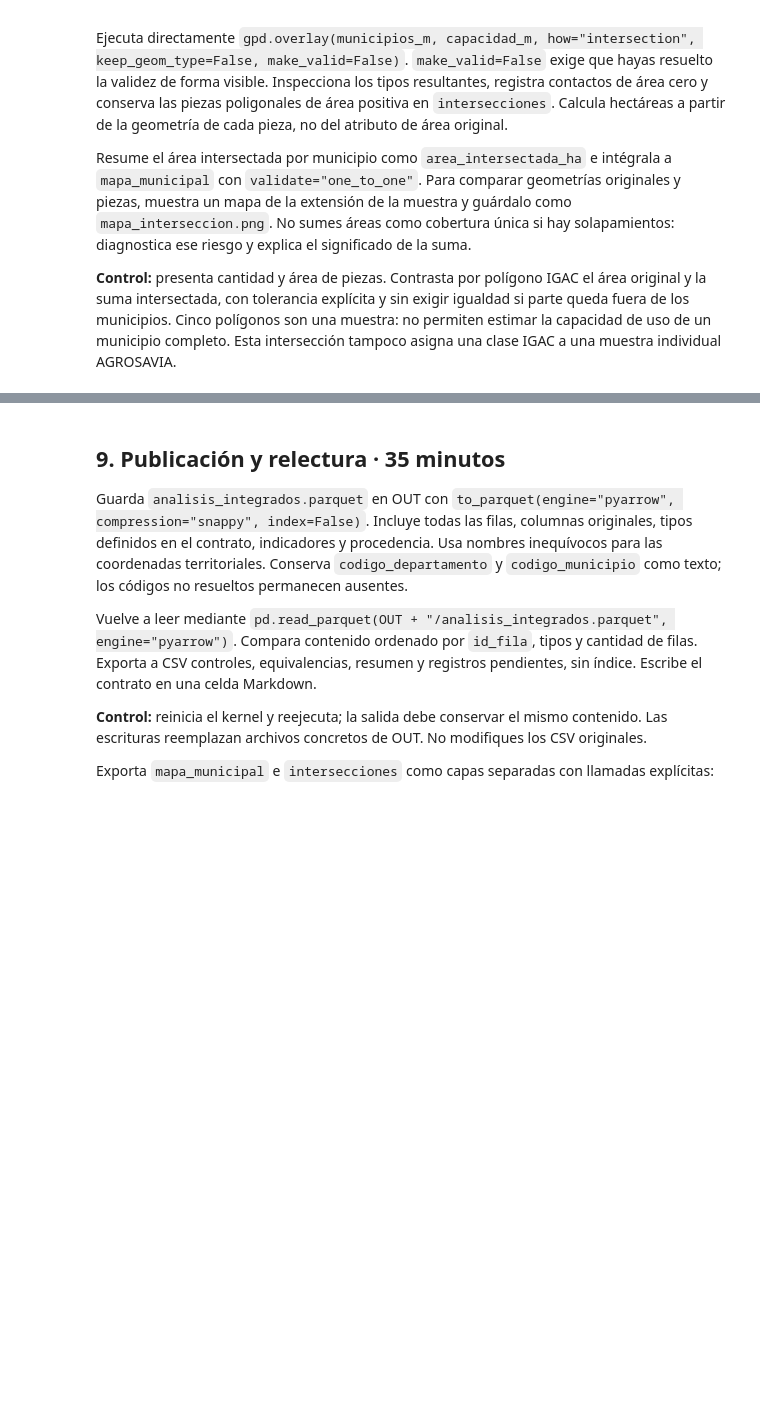
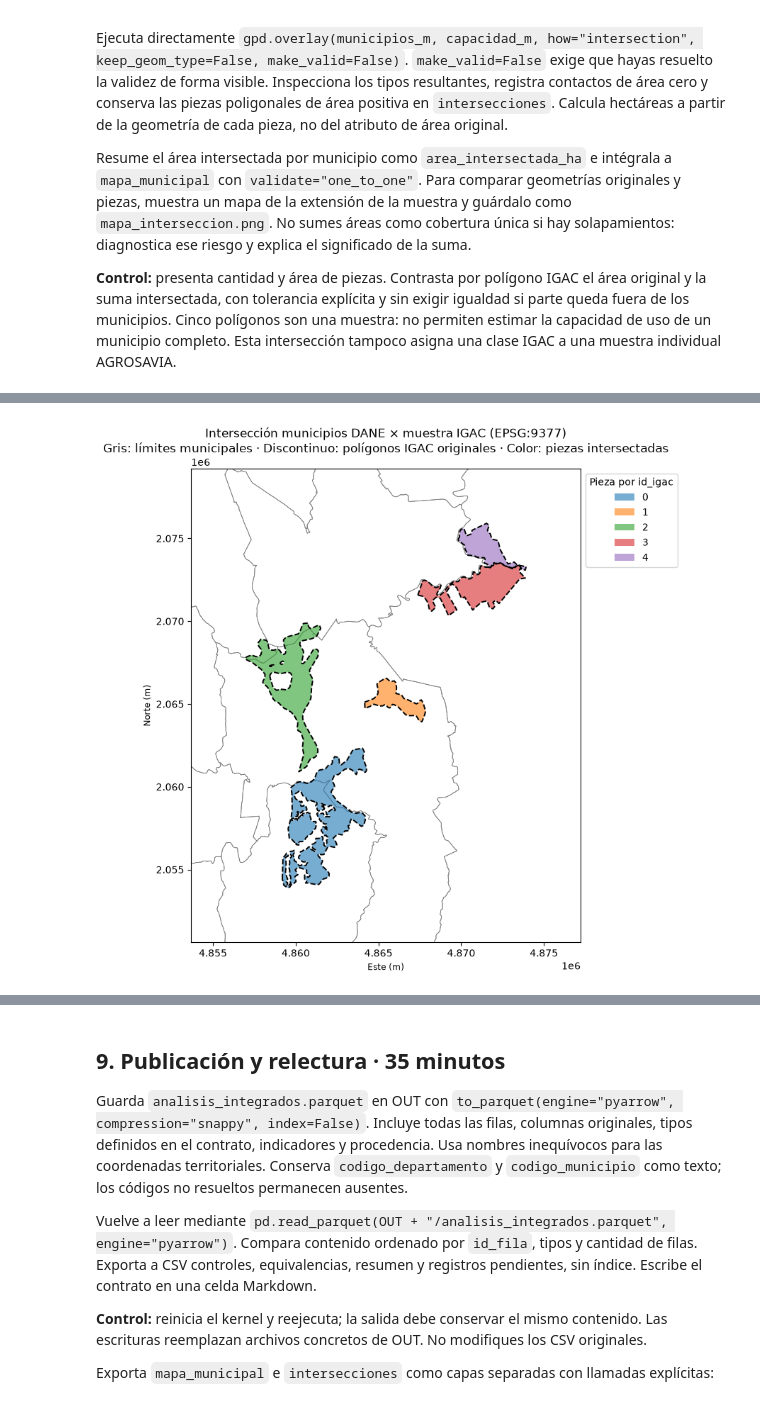
Before and after one commit to stefany16-web/big-data-postgraduate, a Jupyter notebook: soluciones/PD04_limpieza_integracion_territorial.ipynb, the cells around one changed output, grey strips where cells are left out. Drawn from its saved outputs; the diff is of its cells as text; code cells hidden in the pictures; blank space fills up the shorter version.

```diff
--- a/soluciones/PD04_limpieza_integracion_territorial.ipynb
+++ b/soluciones/PD04_limpieza_integracion_territorial.ipynb
@@ -317,4 +1158,91 @@ Resume el área intersectada por municipio como `area_intersectada_ha` e intégr
 **Control:** presenta cantidad y área de piezas. Contrasta por polígono IGAC el área original y la suma intersectada, con tolerancia explícita y sin exigir igualdad si parte queda fuera de los municipios. Cinco polígonos son una muestra: no permiten estimar la capacidad de uso de un municipio completo. Esta intersección tampoco asigna una clase IGAC a una muestra individual AGROSAVIA.
 # %%
 # Desarrollo
-# Intersecta con overlay, calcula áreas de piezas y explica los límites de la integración espacial.
+
+ATRIBUTOS_IGAC = [c for c in capacidad_valida.columns
+                  if c not in ("geometry", "fila_original") and pd.Series([c]).str.contains(r"(?i)clase|capac|uso|simb|ucs").iloc[0]]
+if not ATRIBUTOS_IGAC:
+    ATRIBUTOS_IGAC = [c for c in capacidad_valida.columns if c not in ("geometry", "fila_original")][:1]
+print("Atributos IGAC conservados:", ATRIBUTOS_IGAC)
+
+municipios_m = municipios_validos[["codigo_municipio", "geometry"]].to_crs(epsg=9377)
+capacidad_m = capacidad_valida[["fila_original"] + ATRIBUTOS_IGAC + ["geometry"]].rename(
+    columns={"fila_original": "id_igac", **{c: "igac_" + c.lower() for c in ATRIBUTOS_IGAC}}).to_crs(epsg=9377)
+capacidad_m["area_original_ha"] = capacidad_m.geometry.area / 10000
+assert not set(municipios_m.columns).intersection(capacidad_m.columns) - {"geometry"}
+
+piezas_brutas = gpd.overlay(municipios_m, capacidad_m, how="intersection", keep_geom_type=False, make_valid=False)
+print("Tipos resultantes del overlay:", piezas_brutas.geom_type.value_counts().to_dict())
+
+# Separar componentes de colecciones y clasificar
+piezas = piezas_brutas.explode(index_parts=False).reset_index(drop=True)
+piezas["area_ha"] = piezas.geometry.area / 10000
+es_poligonal = piezas.geom_type.isin(["Polygon", "MultiPolygon"])
+contactos = piezas.loc[~es_poligonal | piezas["area_ha"].le(0)].copy()
+print("Contactos de área cero (líneas, puntos o polígonos degenerados):", len(contactos),
+      contactos.geom_type.value_counts().to_dict())
+intersecciones = piezas.loc[es_poligonal & piezas["area_ha"].gt(0)].copy().reset_index(drop=True)
+print("Piezas poligonales de área positiva:", len(intersecciones), "| área total:", round(intersecciones["area_ha"].sum(), 2), "ha")
+
+# Riesgo de solapamiento entre polígonos IGAC
+union_igac = capacidad_m.geometry.union_all() if hasattr(capacidad_m.geometry, "union_all") else capacidad_m.geometry.unary_union
+area_suma_igac = capacidad_m["area_original_ha"].sum()
+area_union_igac = union_igac.area / 10000
+print(f"IGAC: suma de áreas {area_suma_igac:.2f} ha vs área de la unión {area_union_igac:.2f} ha "
+      f"→ solapamiento {area_suma_igac - area_union_igac:.2f} ha")
+
+# Contraste por polígono IGAC
+TOLERANCIA_HA = 0.01
+contraste_igac = (capacidad_m[["id_igac", "area_original_ha"]]
+                  .merge(intersecciones.groupby("id_igac")["area_ha"].sum().rename("area_intersectada_ha").reset_index(),
+                         on="id_igac", how="left", validate="one_to_one"))
+contraste_igac["diferencia_ha"] = contraste_igac["area_original_ha"] - contraste_igac["area_intersectada_ha"]
+contraste_igac["porcentaje_dentro"] = (100 * contraste_igac["area_intersectada_ha"] / contraste_igac["area_original_ha"]).round(2)
+contraste_igac["estado"] = np.select(
+    [contraste_igac["area_intersectada_ha"].isna(),
+     contraste_igac["diferencia_ha"].abs().le(TOLERANCIA_HA),
+     contraste_igac["diferencia_ha"].gt(TOLERANCIA_HA)],
+    ["sin_interseccion", "completo_dentro_de_municipios", "parcialmente_fuera_de_municipios"],
+    default="intersectada_mayor_que_original_revisar")
+if "Area" in capacidad_valida.columns:
+    area_attr = capacidad_valida.set_index("fila_original")["Area"]
+    contraste_igac["area_atributo_igac"] = contraste_igac["id_igac"].map(area_attr)
+    contraste_igac["dif_atributo_pct"] = (100 * (contraste_igac["area_original_ha"] - contraste_igac["area_atributo_igac"])
+                                          / contraste_igac["area_atributo_igac"]).round(3)
+display(contraste_igac)
+
+# Astillas: piezas muy pequeñas por desajuste de bordes entre IGAC y MGN
+UMBRAL_ASTILLA_HA = 5
+intersecciones["es_astilla"] = intersecciones["area_ha"] < UMBRAL_ASTILLA_HA
+print(f"Piezas < {UMBRAL_ASTILLA_HA} ha (posibles astillas de borde):", int(intersecciones["es_astilla"].sum()),
+      "| área total:", round(intersecciones.loc[intersecciones["es_astilla"], "area_ha"].sum(), 3), "ha")
+display(intersecciones.drop(columns="geometry").sort_values(["id_igac", "area_ha"], ascending=[True, False]))
+
+# Área intersectada por municipio, integrada al mapa
+area_mpio = intersecciones.groupby("codigo_municipio").agg(
+    area_intersectada_ha=("area_ha", "sum"), poligonos_igac=("id_igac", "nunique")).reset_index()
+mapa_municipal = mapa_municipal.drop(columns=["area_intersectada_ha", "poligonos_igac"], errors="ignore")
+mapa_municipal = mapa_municipal.merge(area_mpio, on="codigo_municipio", how="left", validate="one_to_one")
+assert len(mapa_municipal) == len(municipios_validos)
+display(mapa_municipal.loc[mapa_municipal["area_intersectada_ha"].notna(),
+                           ["codigo_municipio", "area_ha", "area_intersectada_ha", "poligonos_igac"]])
+excede = mapa_municipal["area_intersectada_ha"] > mapa_municipal["area_ha"] + TOLERANCIA_HA
+print("Municipios donde la suma intersectada supera el área municipal (efecto del solapamiento):", int(excede.sum()))
+
+# Mapa de la extensión de la muestra
+minx, miny, maxx, maxy = capacidad_m.total_bounds
+margen = 0.15 * max(maxx - minx, maxy - miny)
+fig, ax = plt.subplots(figsize=(10, 8))
+municipios_m.cx[minx - margen:maxx + margen, miny - margen:maxy + margen].plot(
+    ax=ax, facecolor="none", edgecolor="0.5", linewidth=0.6)
+intersecciones.plot(ax=ax, column="id_igac", categorical=True, cmap="tab10", alpha=0.6, legend=True,
+                    legend_kwds={"title": "Pieza por id_igac", "loc": "upper left", "bbox_to_anchor": (1, 1)})
+capacidad_m.boundary.plot(ax=ax, color="black", linewidth=1.4, linestyle="--")
+ax.set_xlim(minx - margen, maxx + margen); ax.set_ylim(miny - margen, maxy + margen)
+ax.set_title("Intersección municipios DANE × muestra IGAC (EPSG:9377)\n"
+             "Gris: límites municipales · Discontinuo: polígonos IGAC originales · Color: piezas intersectadas")
+ax.set_xlabel("Este (m)"); ax.set_ylabel("Norte (m)")
+plt.tight_layout()
+plt.savefig(OUT + "/mapa_interseccion.png", dpi=150, bbox_inches="tight")
+plt.show()
+# %% [output]
@@ -321,3 +1284,4 @@ Resume el área intersectada por municipio como `area_intersectada_ha` e intégr
+[figure, added]
 # %% [markdown]
 **Interpretación:**
 
```
Also changed, not shown: parts of 22 cells of this notebook, 1 other file.
